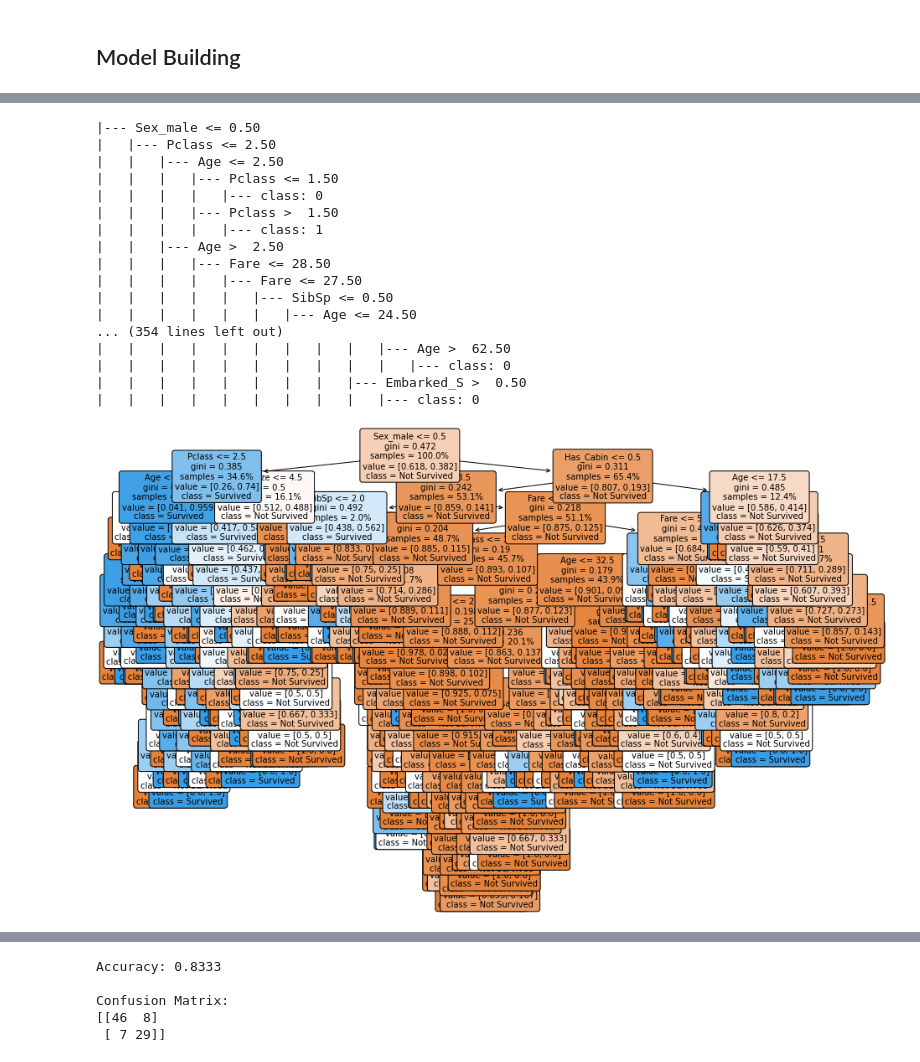
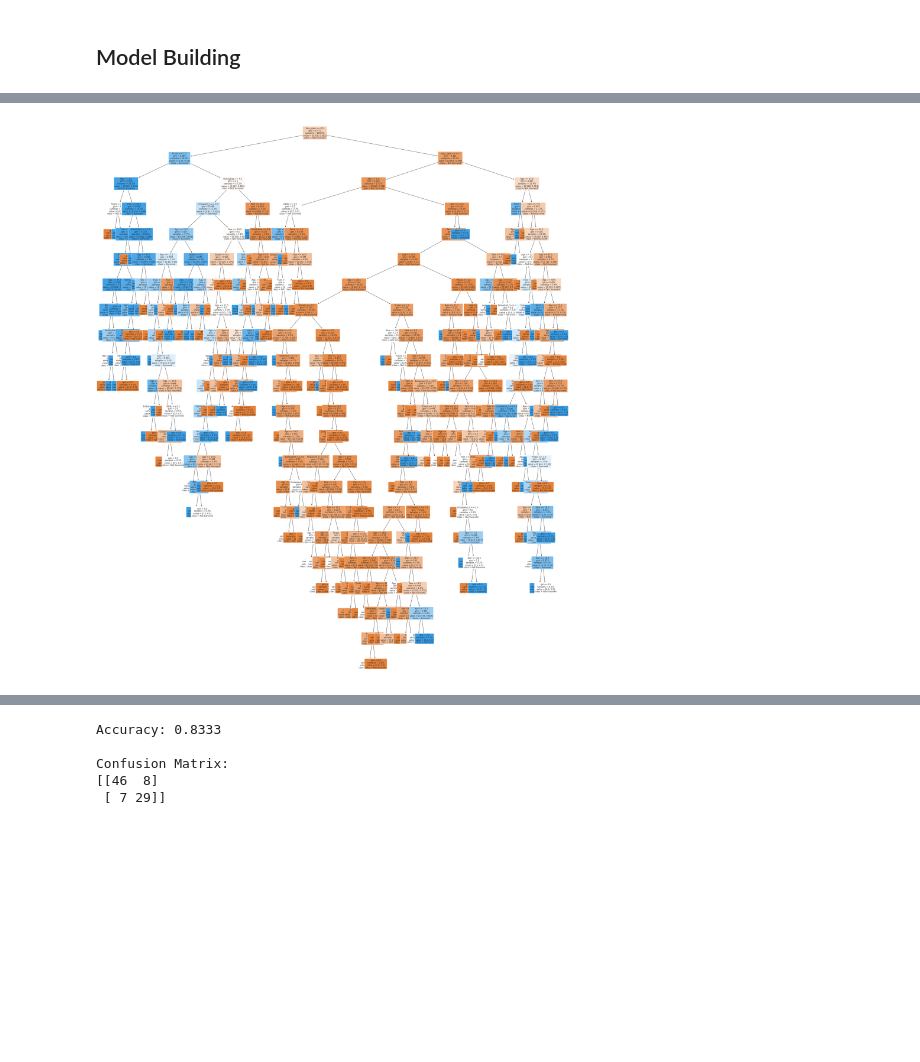
Before and after one commit to vardhanmamidi7/ML-LAB, a Jupyter notebook: Decision Tree.ipynb, the cells around one changed output, grey strips where cells are left out. Drawn from its saved outputs; the diff is of its cells as text; code cells hidden in the pictures; blank space fills up the shorter version.

```diff
--- a/Decision Tree.ipynb
+++ b/Decision Tree.ipynb
@@ -65,0 +60,31 @@ dtype: int64
+# %%
+#Barchart of Survived, Pclass, Sex, Embarked
+import seaborn as sns
+import matplotlib.pyplot as plt
+
+# Set figure size and style
+plt.figure(figsize=(15, 10))
+sns.set_style("whitegrid")
+
+# Bar chart for 'Survived'
+plt.subplot(2, 2, 1)
+sns.countplot(x='Survived', data=df)
+plt.title('Survival Count')
+
+# Bar chart for 'Pclass'
+plt.subplot(2, 2, 2)
+sns.countplot(x='Pclass', data=df)
+plt.title('Passenger Class Count')
+
+# Bar chart for 'Sex'
+plt.subplot(2, 2, 3)
+sns.countplot(x='Sex', data=df)
+plt.title('Gender Count')
+
+# Bar chart for 'Embarked'
+plt.subplot(2, 2, 4)
+sns.countplot(x='Embarked', data=df)
+plt.title('Port of Embarkation Count')
+
+plt.tight_layout()
+plt.show()
@@ -400,39 +456,22 @@ accuracy_score
 # %%
 import matplotlib.pyplot as plt
 from sklearn.tree import DecisionTreeClassifier, export_text, plot_tree
 
 # Train the Decision Tree model
 model = DecisionTreeClassifier(random_state=42)
 model.fit(X_train, y_train)
 
 # Print tree rules as text
-tree_rules = export_text(model, feature_names=list(X_train.columns))
-print(tree_rules)
+# tree_rules = export_text(model, feature_names=list(X_train.columns))
+# print(tree_rules)
 
 # Plot the Decision Tree (Top-Down by Default)
-plt.figure(figsize=(15, 10))  # Adjust size for better readability
+plt.figure(figsize=(40, 50))  # Adjust size for better readability
 plot_tree(model, feature_names=X_train.columns, class_names=["Not Survived", "Survived"],
           filled=True, rounded=True, proportion=True, fontsize=10)
 plt.show()
 # %% [output]
-|--- Sex_male <= 0.50
-|   |--- Pclass <= 2.50
-|   |   |--- Age <= 2.50
-|   |   |   |--- Pclass <= 1.50
-|   |   |   |   |--- class: 0
-|   |   |   |--- Pclass >  1.50
-|   |   |   |   |--- class: 1
-|   |   |--- Age >  2.50
-|   |   |   |--- Fare <= 28.50
-|   |   |   |   |--- Fare <= 27.50
-|   |   |   |   |   |--- SibSp <= 0.50
-|   |   |   |   |   |   |--- Age <= 24.50
-... (354 lines left out)
-|   |   |   |   |   |   |   |   |   |--- Age >  62.50
-|   |   |   |   |   |   |   |   |   |   |--- class: 0
-|   |   |   |   |   |   |   |   |--- Embarked_S >  0.50
-|   |   |   |   |   |   |   |   |   |--- class: 0
-[figure, old version]
+[figure, new version]
 # %%
 # plotting tree with max_depth=3
 import matplotlib.pyplot as plt
```
Also changed, not shown: parts of 22 cells of this notebook, 21 other files.
